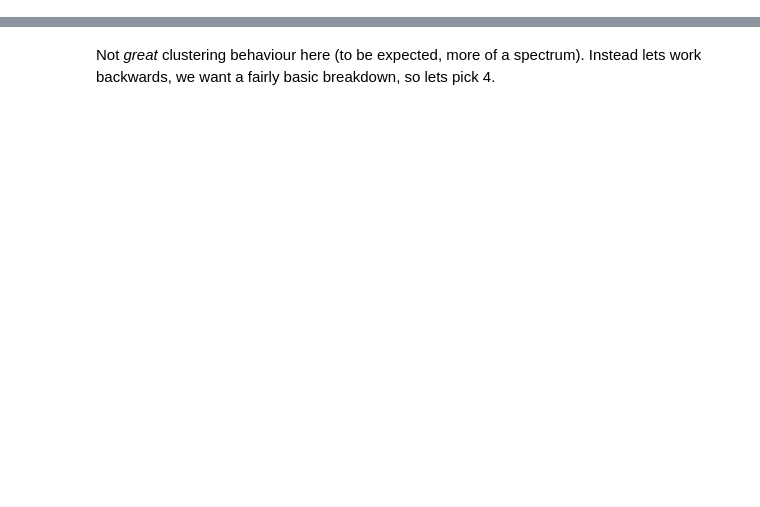
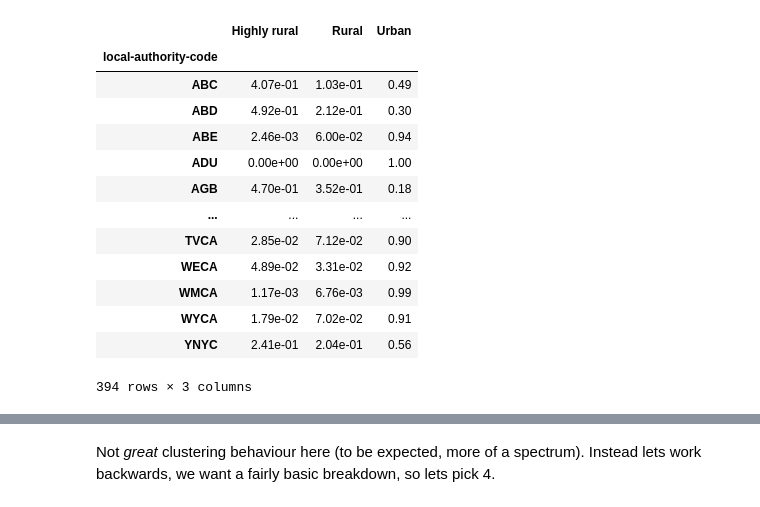
Before and after one commit to mysociety/uk_ruc, a Jupyter notebook: notebooks/ruc_clustering.ipynb, the cells around one changed output, grey strips where cells are left out. Drawn from its saved outputs; the diff is of its cells as text; code cells hidden in the pictures; blank space fills up the shorter version.

```diff
--- a/notebooks/ruc_clustering.ipynb
+++ b/notebooks/ruc_clustering.ipynb
@@ -5,6 +5,23 @@ from uk_ruc.create_la_data import create_la_data, get_la_with_leagues, council_d
 from data_common.pandas.df_extensions.space import SpacePDAccessor as SpaceDataFrame
 # %%
 df = create_la_data()
+# %%
+df
+# %% [output]
+|  | Highly rural | Rural | Urban |
+| local-authority-code |  |  |  |
+| ABC | 4.07e-01 | 1.03e-01 | 0.49 |
+| ABD | 4.92e-01 | 2.12e-01 | 0.30 |
+| ABE | 2.46e-03 | 6.00e-02 | 0.94 |
+| ADU | 0.00e+00 | 0.00e+00 | 1.00 |
+| AGB | 4.70e-01 | 3.52e-01 | 0.18 |
+| ... | ... | ... | ... |
+| TVCA | 2.85e-02 | 7.12e-02 | 0.90 |
+| WECA | 4.89e-02 | 3.31e-02 | 0.92 |
+| WMCA | 1.17e-03 | 6.76e-03 | 0.99 |
+| WYCA | 1.79e-02 | 7.02e-02 | 0.91 |
+| YNYC | 2.41e-01 | 2.04e-01 | 0.56 |
+394 rows × 3 columns
 # %%
 # now look to see if obvious clusters
 
```
Also changed, not shown: parts of 4 cells of this notebook, 8 other files.
